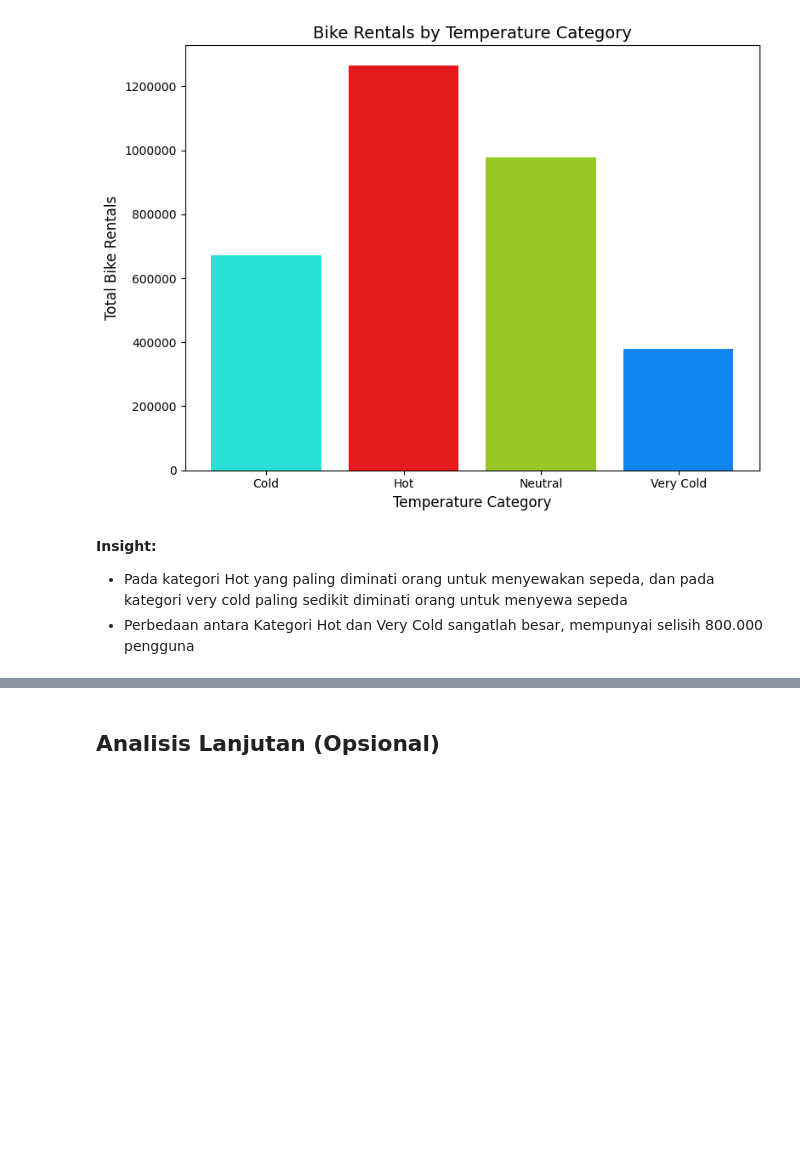
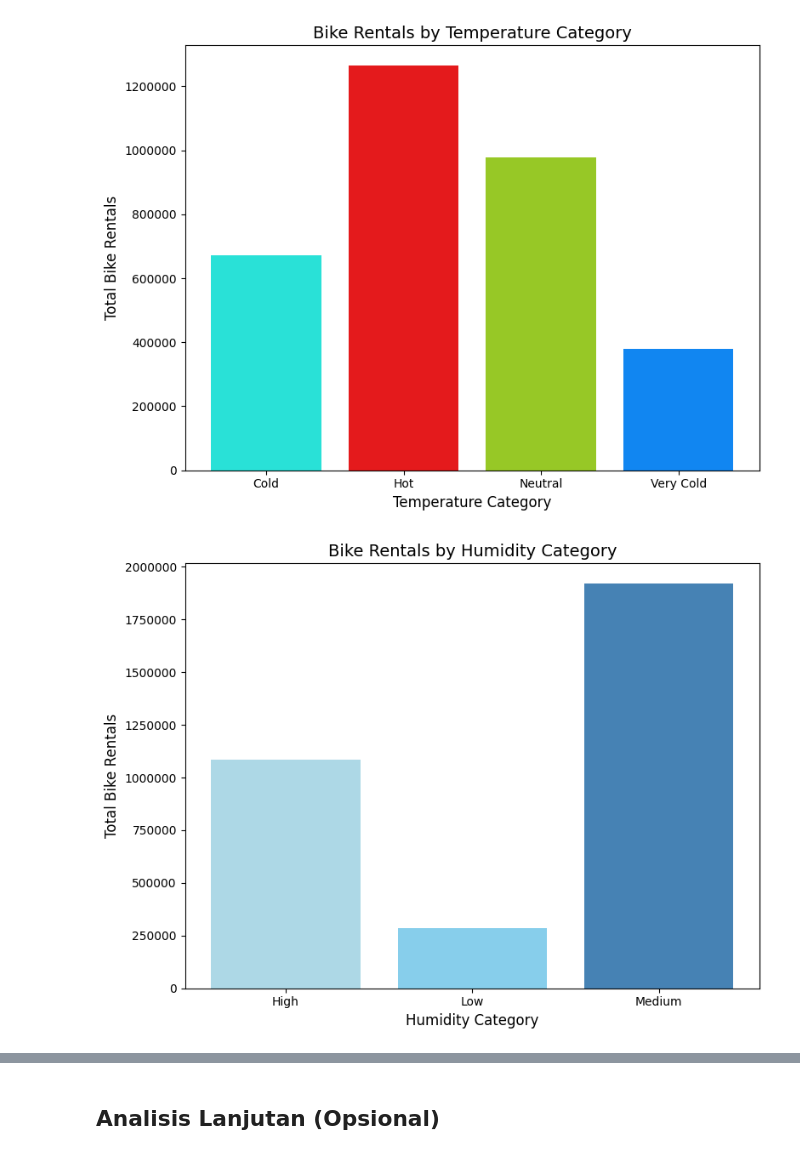
Before and after one commit to ItSam77/DataAnalyze, a Jupyter notebook: Proyek_Analisis_Data.ipynb, the cells around one changed output, grey strips where cells are left out. Saved outputs shown, nothing was run; the diff lists cells and outputs as text; code cells hidden in the pictures; blank space fills up the shorter version.

```diff
--- a/Proyek_Analisis_Data.ipynb
+++ b/Proyek_Analisis_Data.ipynb
@@ -423,7 +443,38 @@ plt.tight_layout()
 plt.show()
 # %% [output]
 [figure]
-# %% [markdown]
-**Insight:**
-- Pada kategori Hot yang paling diminati orang untuk menyewakan sepeda, dan pada kategori very cold paling sedikit diminati orang untuk menyewa sepeda
-- Perbedaan antara Kategori Hot dan Very Cold sangatlah besar, mempunyai selisih 800.000 pengguna
+# %%
+# Mendefinisikan kategori untuk kelembaban (hum)
+def categorize_humidity(hum):
+    if hum < 0.33:
+        return 'Low'
+    elif 0.33 <= hum < 0.66:
+        return 'Medium'
+    else:
+        return 'High'
+
+# Apply kategori kelembaban ke dataset
+hourdf['humidity_category'] = hourdf['hum'].apply(categorize_humidity)
+
+# Kelompokkan berdasarkan kategori kelembaban dan hitung jumlah total persewaan sepeda di setiap kategori
+humidity_rental_count = hourdf.groupby('humidity_category')['cnt'].sum().reset_index()
+
+# Membuat bar chart untuk menghitung penyewa sepeda berdasarkan kategori kelembaban
+plt.figure(figsize=(8, 6))
+plt.bar(humidity_rental_count['humidity_category'], humidity_rental_count['cnt'], color=['#ADD8E6', '#87CEEB', '#4682B4'])
+
+# Menambahkan label dan judul
+plt.xlabel('Humidity Category', fontsize=12)
+plt.ylabel('Total Bike Rentals', fontsize=12)
+plt.title('Bike Rentals by Humidity Category', fontsize=14)
+plt.xticks(fontsize=10)
+plt.yticks(fontsize=10)
+
+# Set y-axis agar bernilai integer, bukan desimal
+plt.gca().get_yaxis().set_major_formatter(plt.FuncFormatter(lambda x, _: int(x)))
+
+# Menampilkan bar chart
+plt.tight_layout()
+plt.show()
+# %% [output]
+[figure, added]
```
Also changed, not shown: parts of 6 cells of this notebook.
